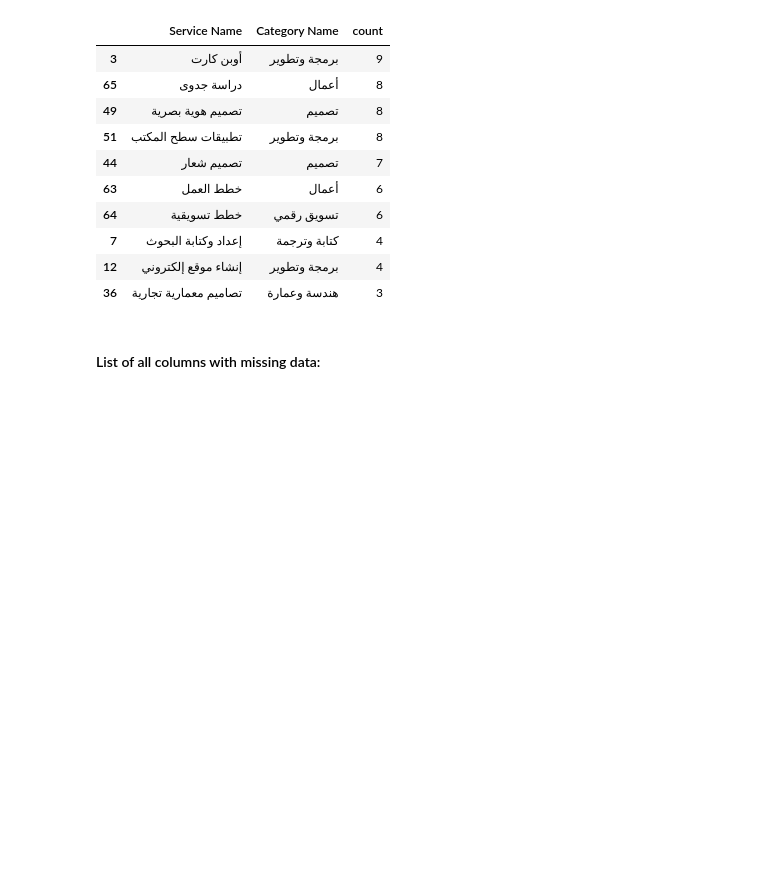
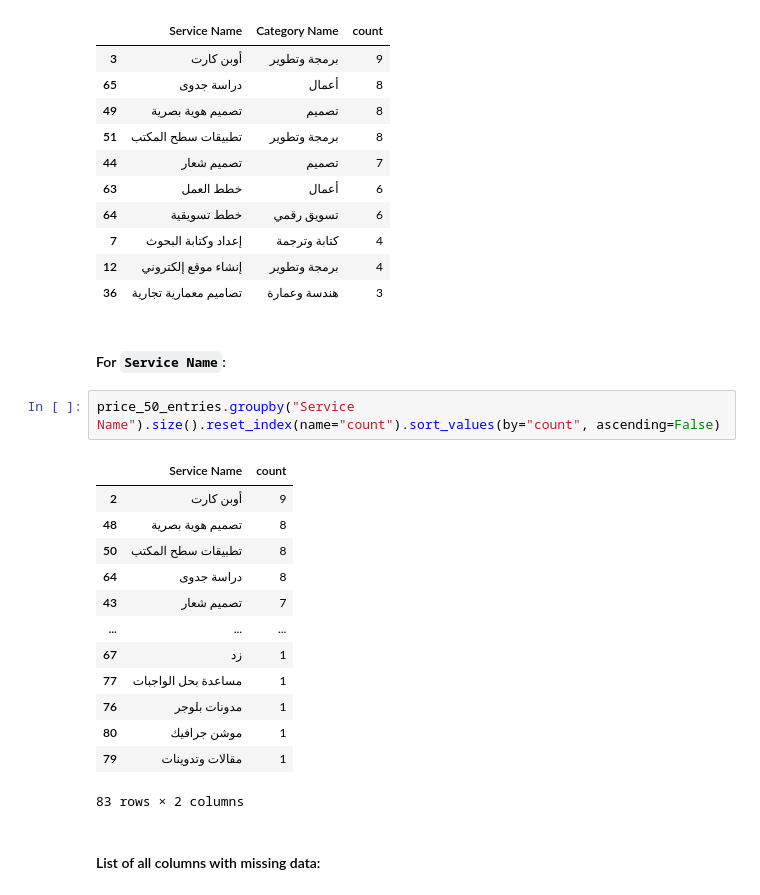
Before and after one commit to IsmaelMousa/khamsat-predictor, a Jupyter notebook: notebooks/eda.ipynb, the cells around one changed output. Saved outputs shown, nothing was run; the diff lists cells and outputs as text; blank space fills up the shorter version.

```diff
--- a/notebooks/eda.ipynb
+++ b/notebooks/eda.ipynb
@@ -999,6 +998,24 @@ price_50_entries.groupby(["Service Name", "Category Name"]).size().reset_index(n
 | 7 | إعداد وكتابة البحوث | كتابة وترجمة | 4 |
 | 12 | إنشاء موقع إلكتروني | برمجة وتطوير | 4 |
 | 36 | تصاميم معمارية تجارية | هندسة وعمارة | 3 |
+# %% [markdown]
+#### For `Service Name`:
+# %%
+price_50_entries.groupby("Service Name").size().reset_index(name="count").sort_values(by="count", ascending=False)
+# %% [output]
+|  | Service Name | count |
+| 2 | أوبن كارت | 9 |
+| 48 | تصميم هوية بصرية | 8 |
+| 50 | تطبيقات سطح المكتب | 8 |
+| 64 | دراسة جدوى | 8 |
+| 43 | تصميم شعار | 7 |
+| ... | ... | ... |
+| 67 | زد | 1 |
+| 77 | مساعدة بحل الواجبات | 1 |
+| 76 | مدونات بلوجر | 1 |
+| 80 | موشن جرافيك | 1 |
+| 79 | مقالات وتدوينات | 1 |
+83 rows × 2 columns
 # %% [markdown]
 #### List of all columns with missing data:
 # %%
```
Also changed, not shown: parts of 2 cells of this notebook.
